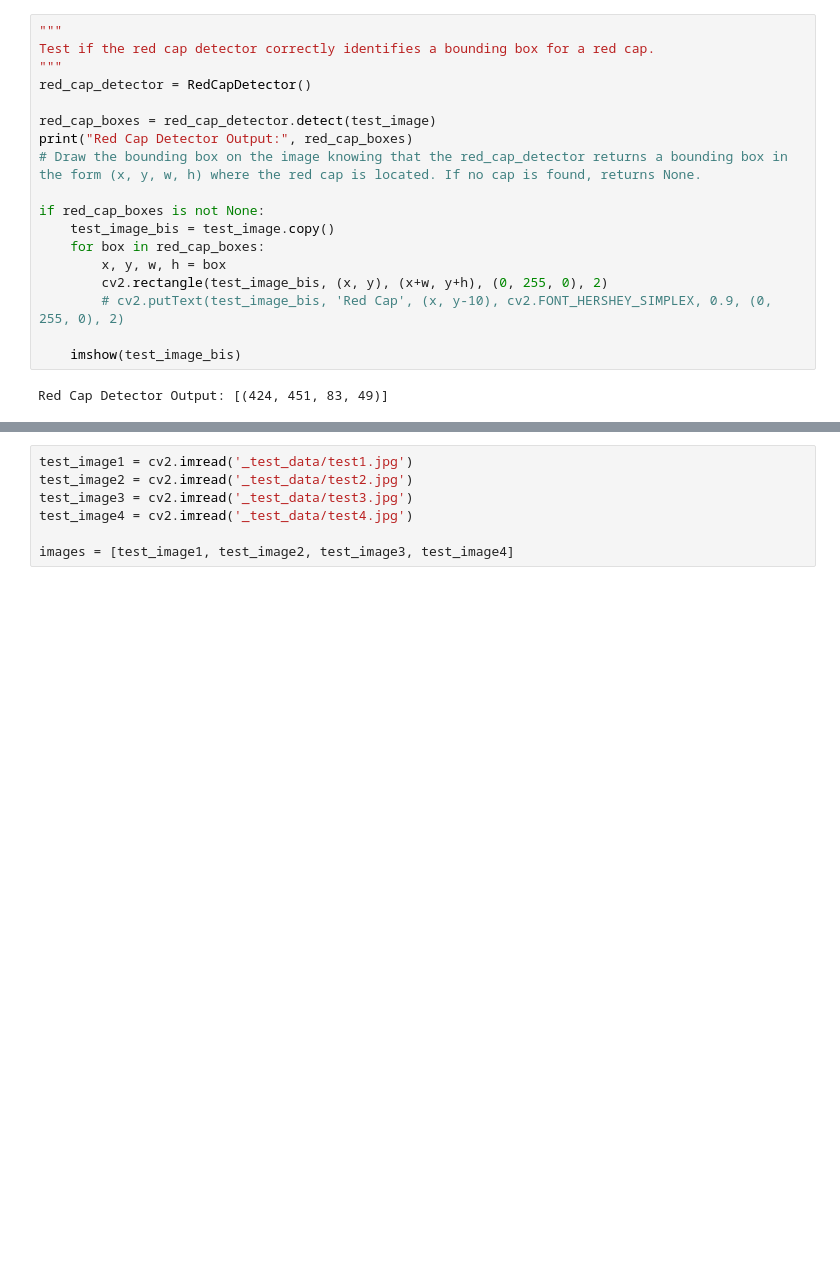
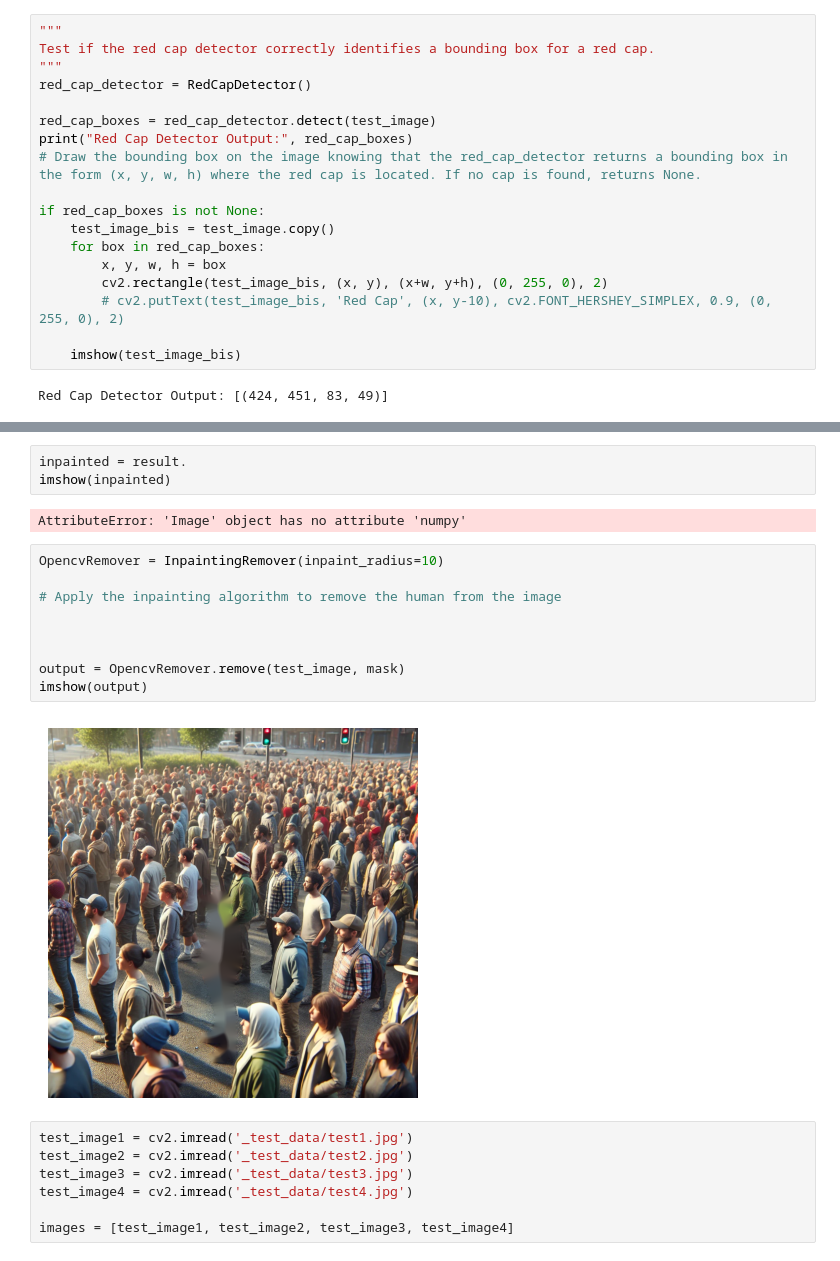
Before and after one commit to Mathixx/INF573-MakeBenardDisappear, a Jupyter notebook: test_detectors.ipynb, the cells around one changed output, grey strips where cells are left out. Cells and saved outputs as stored; diff of their text form; blank space fills up the shorter version.

```diff
--- a/test_detectors.ipynb
+++ b/test_detectors.ipynb
@@ -102,3 +241,19 @@ Wall time: 809 ms
+# %%
+inpainted = result.
+imshow(inpainted)
+# %% [output]
+AttributeError: 'Image' object has no attribute 'numpy'
+# %%
+OpencvRemover = InpaintingRemover(inpaint_radius=10)
+
+# Apply the inpainting algorithm to remove the human from the image
+
+
+
+output = OpencvRemover.remove(test_image, mask)
+imshow(output)
+# %% [output]
+[figure, added]
 # %%
 test_image1 = cv2.imread('_test_data/test1.jpg')
 test_image2 = cv2.imread('_test_data/test2.jpg')
```
Also changed, not shown: parts of 17 cells of this notebook, 7 other files.
